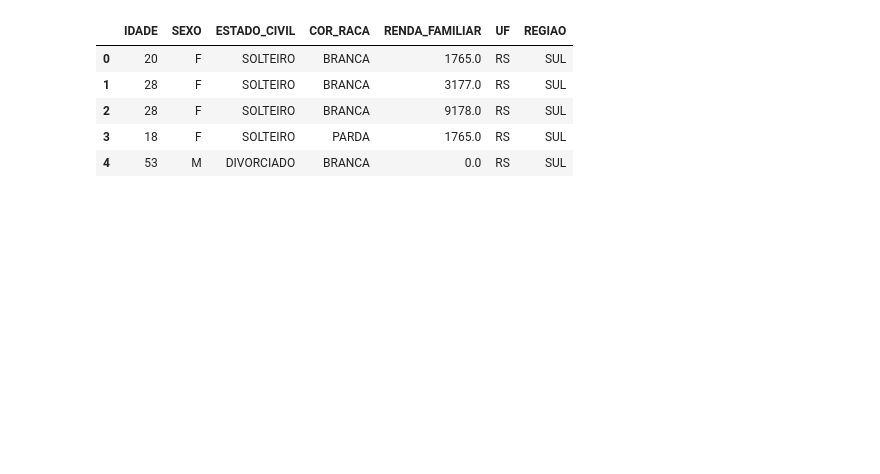
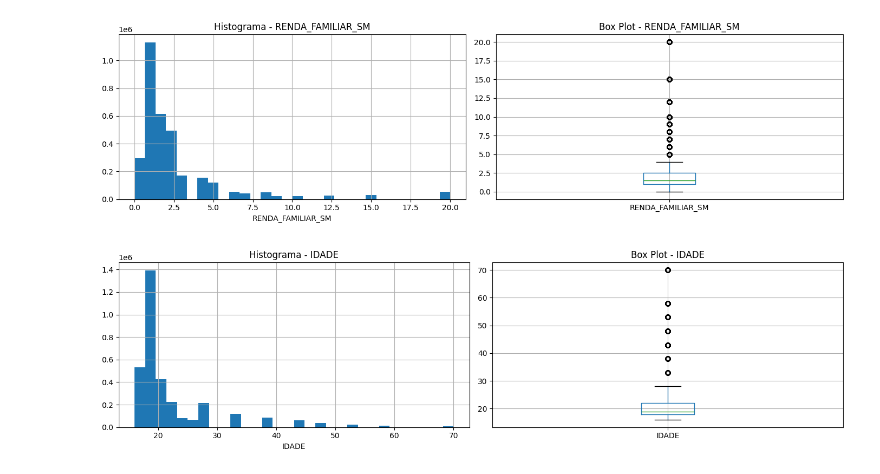
Before and after one commit to lucasamtaylor01/enem, a Jupyter notebook: 01_preparacao_dados.ipynb, the cells around one changed output. Cells and saved outputs as stored; diff of their text form; code cells hidden in the pictures; blank space fills up the shorter version.

```diff
--- a/01_preparacao_dados.ipynb
+++ b/01_preparacao_dados.ipynb
@@ -88,7 +87,7 @@ faixa_etaria_map = {
 
 df_clustering = df_clustering.rename(columns={'TP_FAIXA_ETARIA': 'IDADE'})
 df_clustering['IDADE'] = df_clustering['IDADE'].map(faixa_etaria_map)
-df_clustering['IDADE'] = df_clustering['IDADE'].astype('int64')
+df_clustering['IDADE'] = df_clustering['IDADE'].astype("Int64")
 # %%
 cor_raca_map = {
     0: "NÃO DECLARADO",
@@ -157,13 +153,21 @@ uf_para_regiao = {
 
 df_clustering["REGIAO"] = df_clustering["SG_UF_PROVA"].map(uf_para_regiao)
 df_clustering = df_clustering.rename(columns={'SG_UF_PROVA': 'UF'})
-# %%
-df_clustering = df_clustering[['IDADE', 'SEXO', 'ESTADO_CIVIL', 'COR_RACA', 'RENDA_FAMILIAR', 'UF', 'REGIAO']]
-df_clustering.head()
-# %% [output]
-|  | IDADE | SEXO | ESTADO_CIVIL | COR_RACA | RENDA_FAMILIAR | UF | REGIAO |
-| 0 | 20 | F | SOLTEIRO | BRANCA | 1765.0 | RS | SUL |
-| 1 | 28 | F | SOLTEIRO | BRANCA | 3177.0 | RS | SUL |
-| 2 | 28 | F | SOLTEIRO | BRANCA | 9178.0 | RS | SUL |
-| 3 | 18 | F | SOLTEIRO | PARDA | 1765.0 | RS | SUL |
-| 4 | 53 | M | DIVORCIADO | BRANCA | 0.0 | RS | SUL |
+# %%
+analise_cols = ['RENDA_FAMILIAR_SM', 'IDADE']
+
+for col in analise_cols:
+    fig, (ax1, ax2) = plt.subplots(1, 2, figsize=(14, 4))
+
+    df_clustering[col].hist(ax=ax1, bins=30)
+    ax1.set_title(f'Histograma - {col}')
+    ax1.set_xlabel(col)
+
+    df_clustering.boxplot(column=col, ax=ax2)
+    ax2.set_title(f'Box Plot - {col}')
+
+    plt.tight_layout()
+    plt.show()
+# %% [output]
+[figure, added]
+[figure, added]
```
Also changed, not shown: parts of 15 cells of this notebook, 4 other files.
